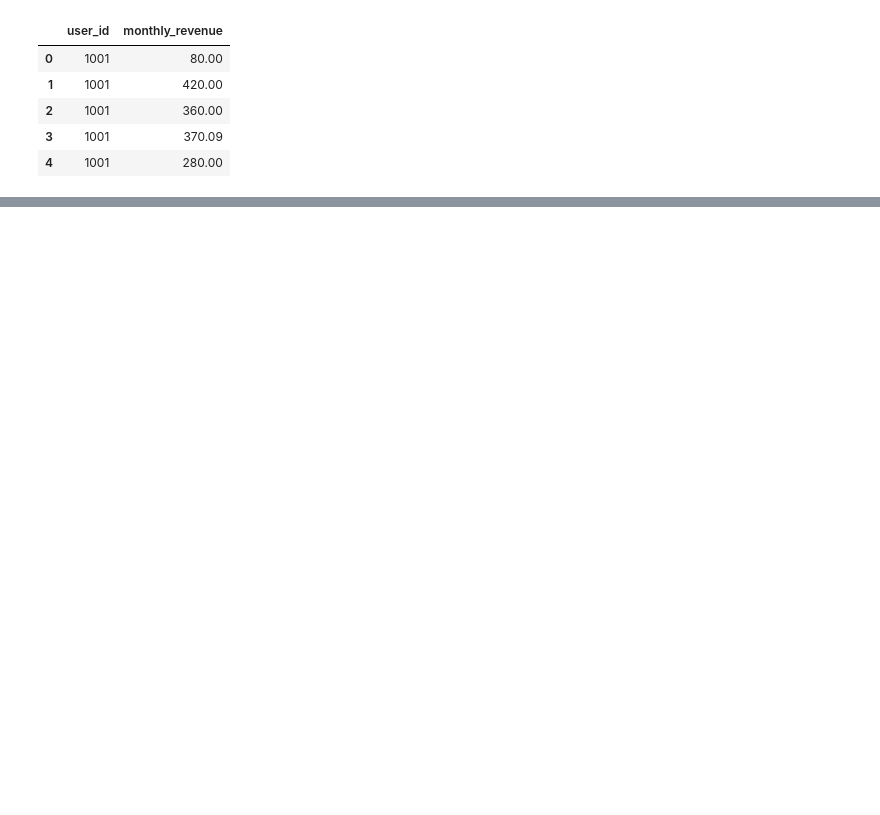
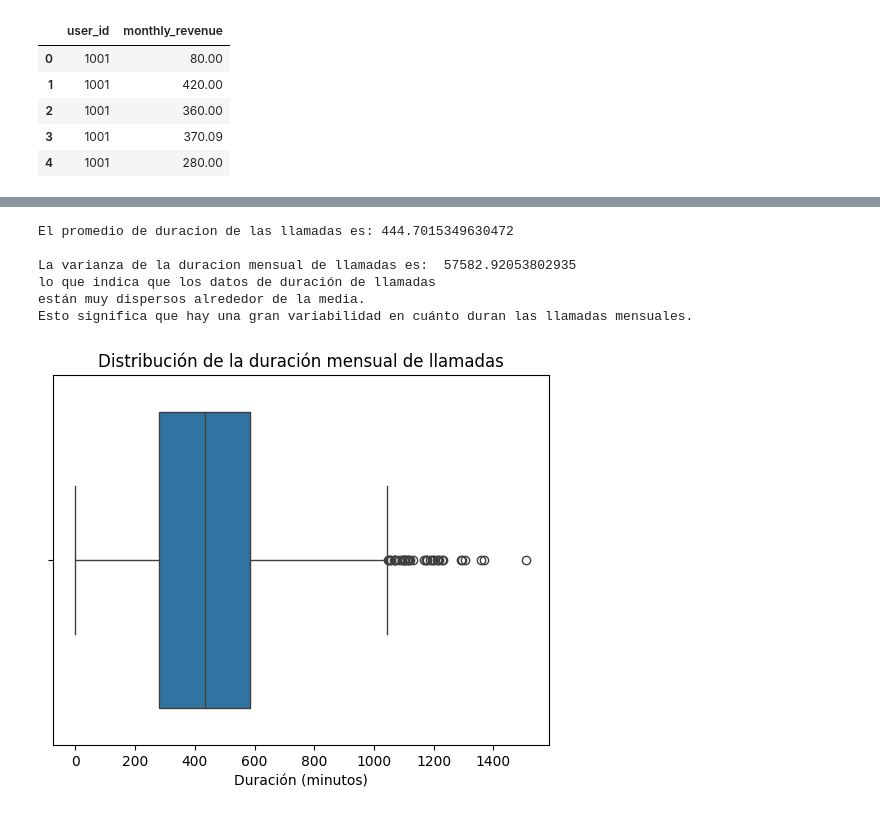
Before and after one commit to Dussand/telecomunicaciones_megaline, a Jupyter notebook: analisis_data.ipynb, the cells around one changed output, grey strips where cells are left out. Saved outputs shown, nothing was run; the diff lists cells and outputs as text; code cells hidden in the pictures; blank space fills up the shorter version.

```diff
--- a/analisis_data.ipynb
+++ b/analisis_data.ipynb
@@ -317,0 +371,26 @@ income_monthly[['user_id', 'monthly_revenue']].head()
+# %%
+# Calcula la media y la varianza de la duración mensual de llamadas.
+
+duration_calls = income_monthly['used_minutes'].mean()
+varianza_calls = income_monthly['used_minutes'].var()
+
+print(f'El promedio de duracion de las llamadas es:', duration_calls)
+print()
+print(f'La varianza de la duracion mensual de llamadas es: ', varianza_calls, '\nlo que indica que los datos de duración de llamadas\nestán muy dispersos alrededor de la media.\nEsto significa que hay una gran variabilidad en cuánto duran las llamadas mensuales.')
+# %% [output]
+El promedio de duracion de las llamadas es: 444.7015349630472
+
+La varianza de la duracion mensual de llamadas es:  57582.92053802935
+lo que indica que los datos de duración de llamadas
+están muy dispersos alrededor de la media.
+Esto significa que hay una gran variabilidad en cuánto duran las llamadas mensuales.
+# %%
+# Traza un diagrama de caja para visualizar la distribución de la duración mensual de llamadas
+
+#plt.figure(figsize=(10, 6))
+sns.boxplot(x='used_minutes', data=income_monthly)
+plt.title('Distribución de la duración mensual de llamadas')
+plt.xlabel('Duración (minutos)')
+plt.show()
+# %% [output]
+[figure, added]
```
Also changed, not shown: parts of 13 cells of this notebook.
